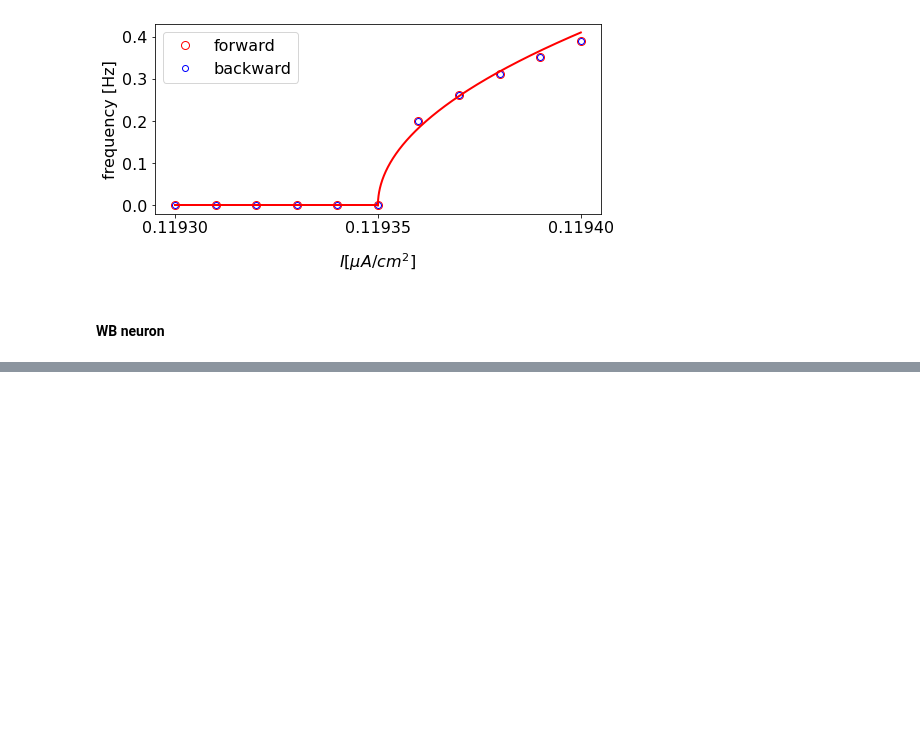
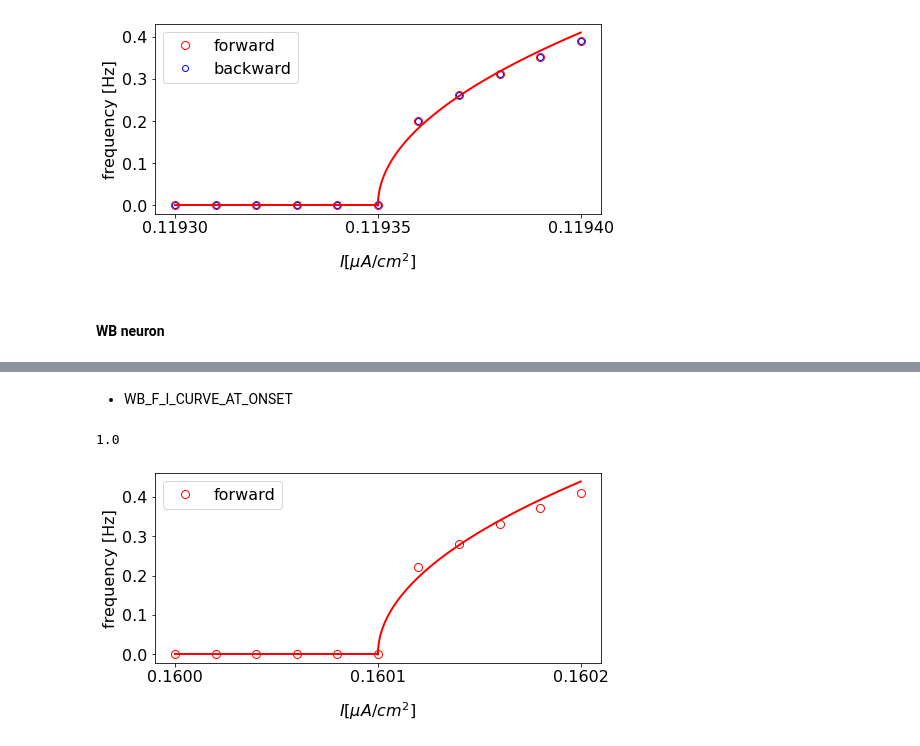
Before and after one commit to Ziaeemehr/mndynamics, a Jupyter notebook: mndynamics/examples/Chap_17.ipynb, the cells around one changed output, grey strips where cells are left out. Saved outputs shown, nothing was run; the diff lists cells and outputs as text; code cells hidden in the pictures; blank space fills up the shorter version.

```diff
--- a/mndynamics/examples/Chap_17.ipynb
+++ b/mndynamics/examples/Chap_17.ipynb
@@ -221,0 +249,57 @@ plt.plot(I, np.zeros_like(I), '-r', lw=2)  ;
+# %% [markdown]
+- WB_F_I_CURVE_AT_ONSET
+# %%
+obj = WB_F_I_CURVE({'t_end':20000, 'dt':0.05})
+i_ext_low=0.1600
+i_ext_high=0.1602
+vec_i_ext = np.linspace(i_ext_low, i_ext_high, 11)
+data = obj.simulate_F_I(vec_i_ext, directions='forward')
+
+np.savez("output/data_WB_ONSET.npz",
+         forward=data['forward'],
+         i_ext=data['i_ext'])
+data = np.load("output/data_WB_ONSET.npz")
+fig, ax = plt.subplots(1, figsize=(8, 3.5))
+ax = obj.plot_F_I(data, ax=ax)
+ax.set_xticks([0.1600, 0.1601, 0.1602]);
+
+I = data['i_ext']
+ff = data['forward']
+ind = np.where(ff > 0)[0]
+I0 = I[ind]
+f0 = ff[ind]
+alpha_vec = np.linspace(0,1,101)
+
+I_c_low = I[np.min(ind)-1]
+I_c_high = I[np.min(ind)]
+
+C_vec = np.zeros_like(alpha_vec)
+err_vec = np.zeros_like(alpha_vec)
+
+for ijk in range(len(alpha_vec)):
+    alpha = alpha_vec[ijk]
+    I_c = alpha*I_c_low + (1-alpha)*I_c_high
+    y = f0 / np.sqrt(I0 - I_c)
+    # measure how constant
+    # f/sqrt(I-I_c) is, with
+    # the I_c defined above.
+    err_vec[ijk] = (np.max(y) - np.min(y)) / np.mean(y)
+    C_vec[ijk] = np.mean(y)
+
+# % pick the I_c that makes
+# f/sqrt(I-I_c) as constant
+# as possible. If there are
+# several, pick the smallest.
+ind = np.nanargmin(err_vec)
+alpha = alpha_vec[ind]
+print(alpha)
+
+I_c = I_c_low * alpha + I_c_high * (1 - alpha)
+C = C_vec[ind]
+I = I_c + np.linspace(0, 1.0, 1001) * (i_ext_high - I_c)
+plt.plot(I, C * np.sqrt(I - I_c), '-r', lw=2)
+I = i_ext_low + np.linspace(0, 1.0, 1001) * (I_c-i_ext_low)
+plt.plot(I, np.zeros_like(I), '-r', lw=2);
+# %% [output]
+1.0
+[figure, added]
```
Also changed, not shown: parts of 4 cells of this notebook, 1 other file.
